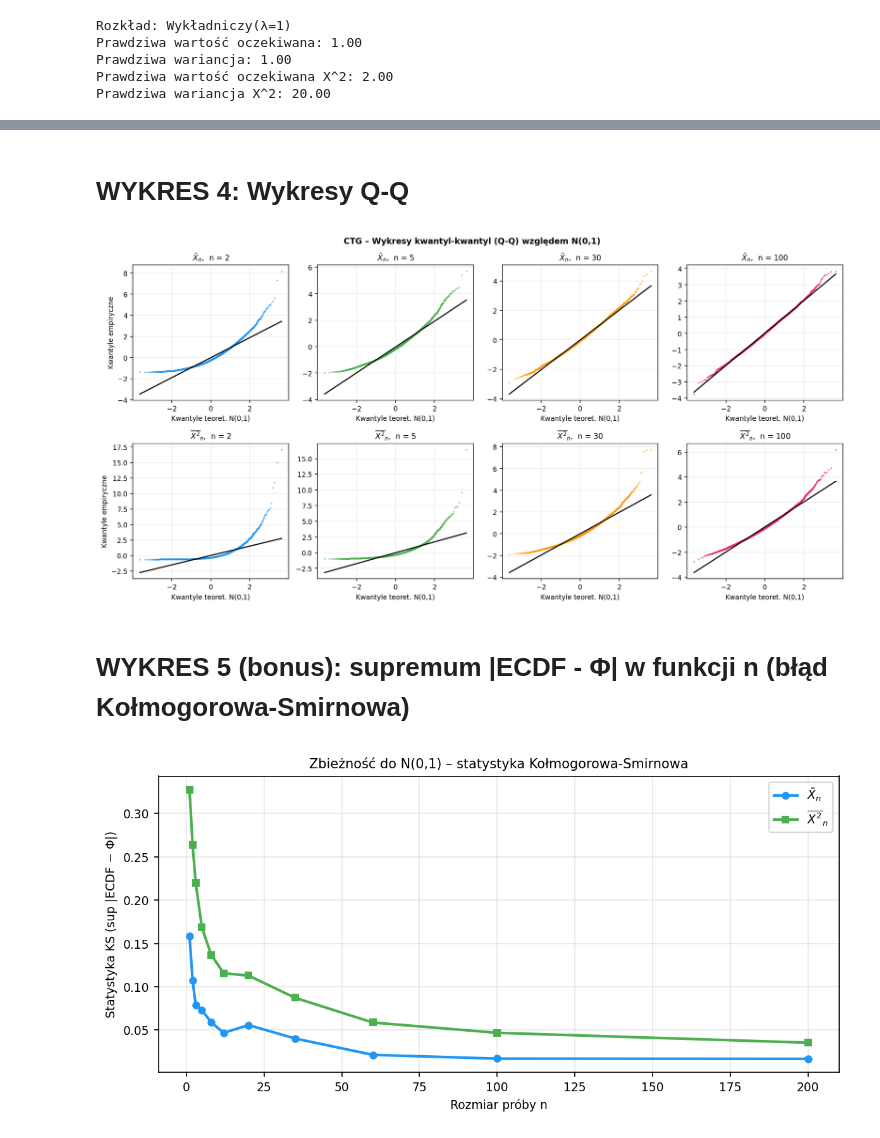
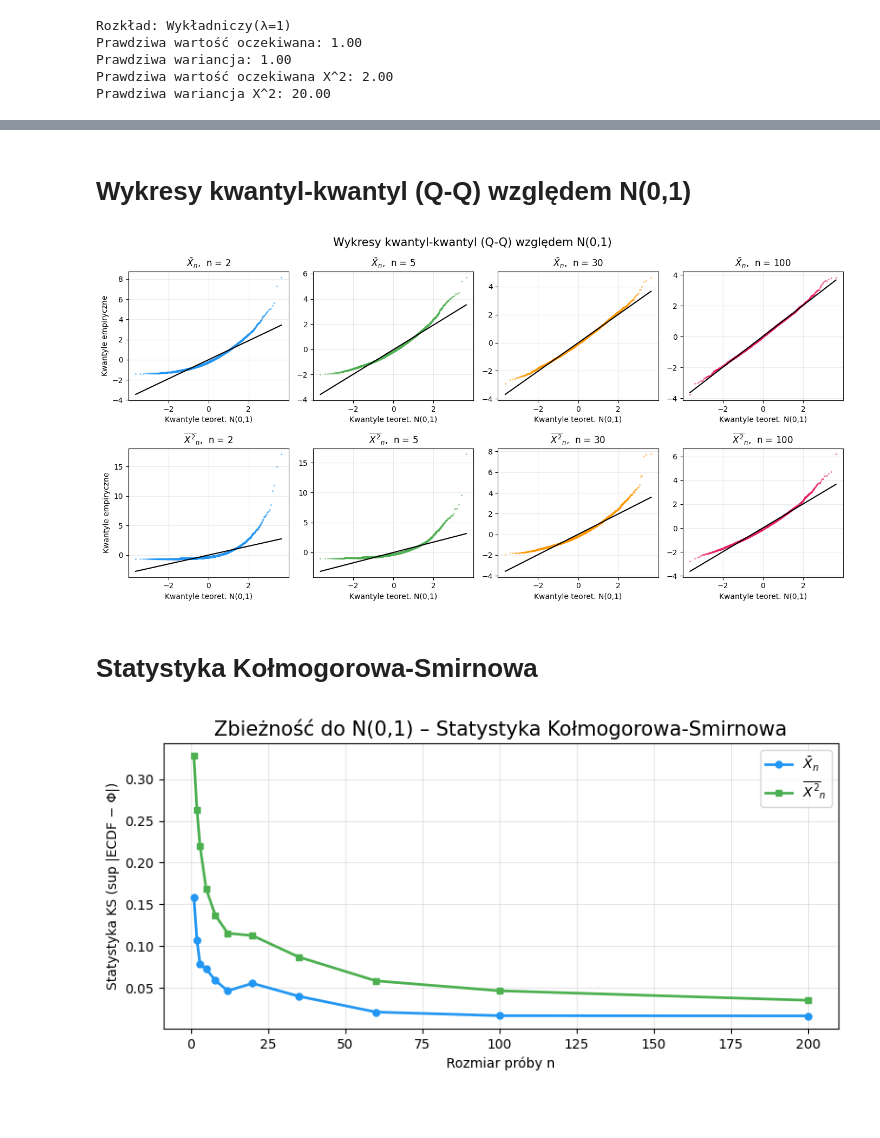
Before and after one commit to Kapturz0ny/sad-proj1, a Jupyter notebook: central_limit_theorem_ilustraction/main.ipynb, the cells around one changed output, grey strips where cells are left out. Cells and saved outputs as stored; diff of their text form; code cells hidden in the pictures; blank space fills up the shorter version.

Commit message:
Rename plots

```diff
--- a/central_limit_theorem_ilustraction/main.ipynb
+++ b/central_limit_theorem_ilustraction/main.ipynb
@@ -13,14 +13,6 @@ from scipy.stats import norm
 warnings.filterwarnings('ignore')
 # %%
 np.random.seed(42)
-
-plt.rcParams.update({
-    'font.family': 'DejaVu Sans',
-    'font.size': 9,
-    'axes.titlesize': 10,
-    'axes.labelsize': 9,
-    'figure.dpi': 150,
-})
 
 SAMPLE_SIZES = [2, 5, 30, 100]
 N_SIM = 5000
@@ -58,16 +50,16 @@ Prawdziwa wariancja X^2: 20.00
 x = np.linspace(dist.ppf(0.001), dist.ppf(0.99), 300)
 
 fig, ax = plt.subplots(figsize=(7, 4))
-ax.plot(x, dist.pdf(x), color='#2196F3', lw=2, label='gęstość PDF')
-ax.fill_between(x, dist.pdf(x), color='#2196F3', alpha=0.2)
-ax.set_title(f"Gęstość rozkładu: {DIST_NAME}")
+ax.plot(x, dist.pdf(x), color=COLORS[0], lw=2, label='gęstość PDF')
+ax.fill_between(x, dist.pdf(x), color=COLORS[0], alpha=0.2)
+ax.set_title(f"Gęstość rozkładu: {DIST_NAME}", fontsize=15)
 ax.set_xlabel('x')
 ax.set_ylabel('Gęstość')
 ax.grid(alpha=0.25)
 ax.legend()
 
 plt.tight_layout()
-plt.savefig(IMAGES_DIR / f"{DIST_NAME.replace(' ', '_')}_pdf.pdf")
+plt.savefig(IMAGES_DIR / f"distribution_density.pdf")
 plt.show()
 plt.close()
 # %% [output]
@@ -208,11 +189,8 @@ plt.close(fig3)
 # %% [markdown]
-#  WYKRES 4: Wykresy Q-Q
+# Wykresy kwantyl-kwantyl (Q-Q) względem N(0,1)
 # %%
 fig4, axes = plt.subplots(2, len(SAMPLE_SIZES), figsize=(14, 7), constrained_layout=True)
-fig4.suptitle(
-    "CTG – Wykresy kwantyl-kwantyl (Q-Q) względem N(0,1)",
-    fontsize=11, fontweight='bold'
-)
+fig4.suptitle("Wykresy kwantyl-kwantyl (Q-Q) względem N(0,1)", fontsize=15)
 
 for col, n in enumerate(SAMPLE_SIZES):
     xbar, xbar_sq = simulate_means(n)
@@ -240,39 +218,39 @@ for col, n in enumerate(SAMPLE_SIZES):
 
 plt.tight_layout()
 plt.show()
-fig4.savefig(IMAGES_DIR / "fig4_qqplot.pdf", bbox_inches='tight')
+fig4.savefig(IMAGES_DIR / "qqplot.pdf", bbox_inches='tight')
 plt.close(fig4)
 # %% [output]
-[figure, old version]
+[figure, new version]
 # %% [markdown]
-#  WYKRES 5 (bonus): supremum |ECDF - Φ| w funkcji n  (błąd Kołmogorowa-Smirnowa)
+# Statystyka Kołmogorowa-Smirnowa
 # %%
 ns_fine = [1, 2, 3, 5, 8, 12, 20, 35, 60, 100, 200]
 ks_xbar, ks_xsq = [], []
 
 for n in ns_fine:
     xbar, xbar_sq = simulate_means(n, n_sim=3000)
 
     z1 = standardize(xbar, TRUE_MEAN, TRUE_VAR, n)
     z2 = standardize(xbar_sq, TRUE_MEAN_X2, TRUE_VAR_X2, n)
 
     ks_xbar.append(stats.kstest(z1, 'norm').statistic)
     ks_xsq.append(stats.kstest(z2, 'norm').statistic)
 
 fig5, ax = plt.subplots(figsize=(8, 4), constrained_layout=True)
 
 ax.plot(ns_fine, ks_xbar, 'o-', color=COLORS[0], lw=2, ms=5, label=r"$\bar{X}_n$")
 ax.plot(ns_fine, ks_xsq,  's-', color=COLORS[1], lw=2, ms=5, label=r"$\overline{X^2}_n$")
 
 ax.set_xlabel("Rozmiar próby n")
 ax.set_ylabel("Statystyka KS (sup |ECDF − Φ|)")
-ax.set_title("Zbieżność do N(0,1) – statystyka Kołmogorowa-Smirnowa")
+ax.set_title("Zbieżność do N(0,1) – Statystyka Kołmogorowa-Smirnowa", fontsize=15)
 ax.legend()
 ax.grid(True, alpha=0.3)
 
 plt.tight_layout()
 plt.show()
-fig5.savefig(IMAGES_DIR / "fig5_ks_convergence.pdf", bbox_inches='tight')
+fig5.savefig(IMAGES_DIR / "ks_convergence.pdf", bbox_inches='tight')
 plt.close(fig5)
 # %% [output]
-[figure, old version]
+[figure, new version]
```
Also changed, not shown: parts of 7 cells of this notebook, 12 other files.
